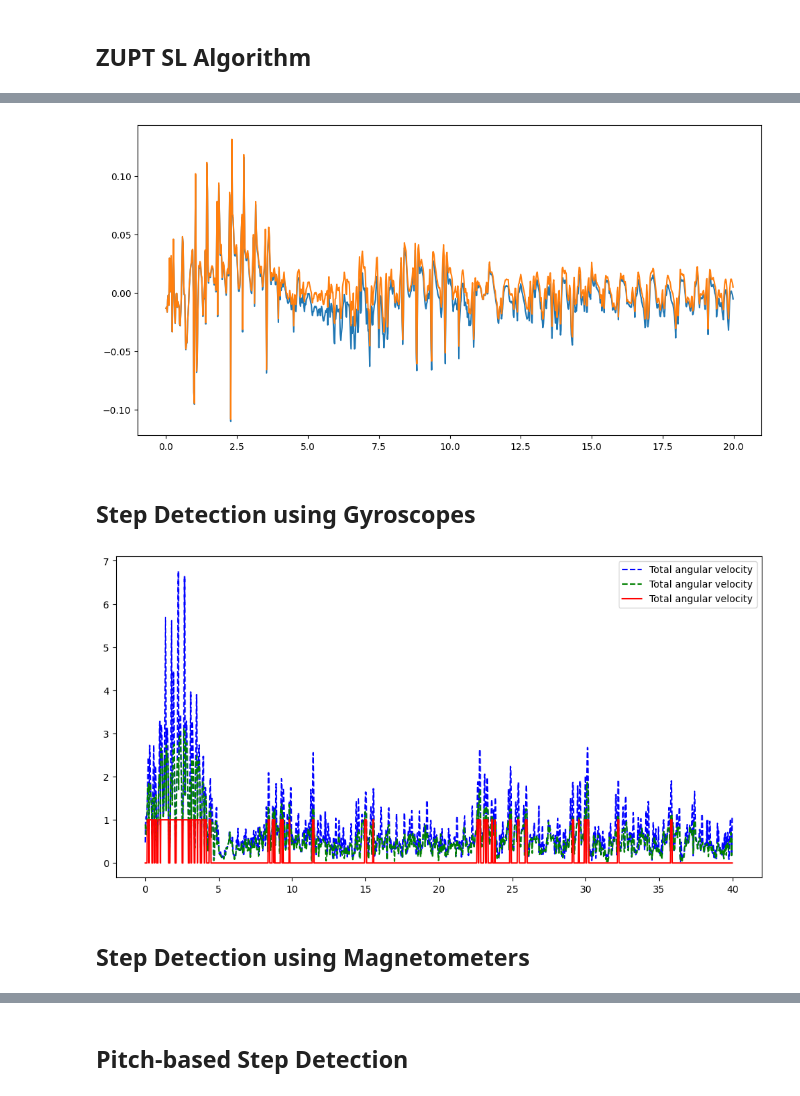
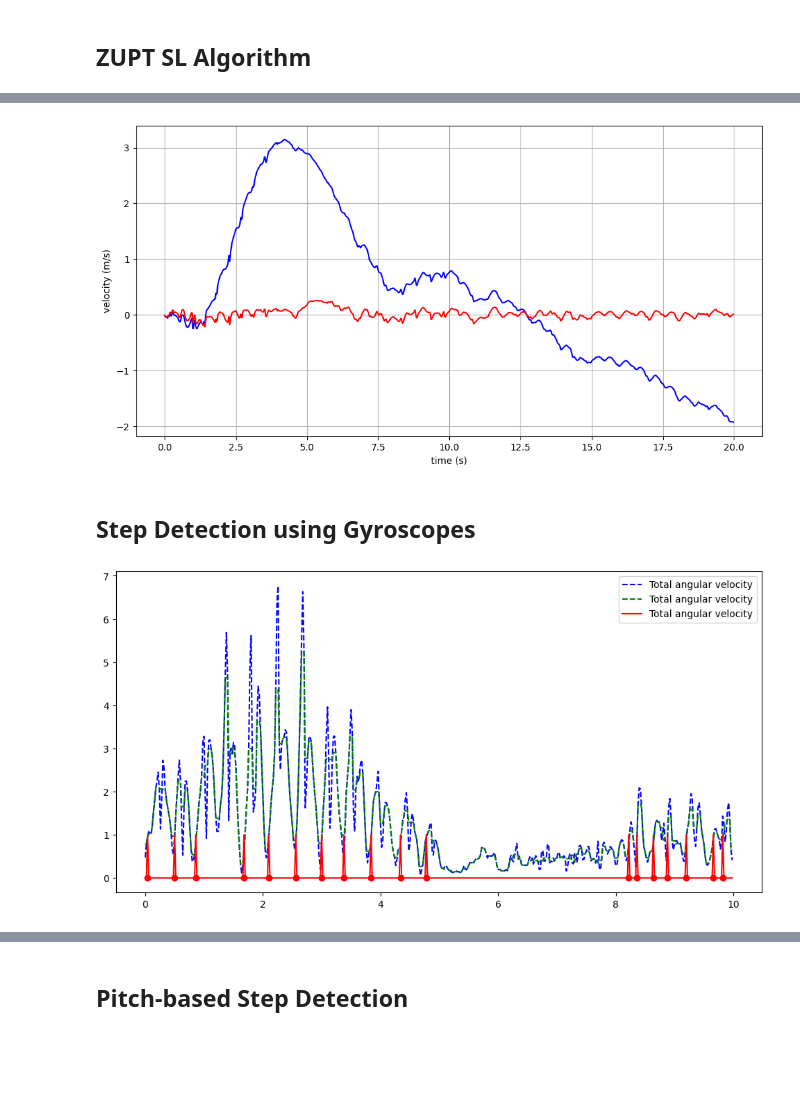
Before and after one commit to hungnd11/my-thesis, a Jupyter notebook: code/notebooks/pdr_stride_length.ipynb, the cells around one changed output, grey strips where cells are left out. Cells and saved outputs as stored; diff of their text form; code cells hidden in the pictures; blank space fills up the shorter version.

Commit message:
fix: wrong local variance step detection

```diff
--- a/code/notebooks/pdr_stride_length.ipynb
+++ b/code/notebooks/pdr_stride_length.ipynb
@@ -276,11 +337,12 @@ def integrate(a: np.ndarray, fs: int = 50) -> np.ndarray:
   result = np.zeros(n, dtype=np.float32)
   for i in range(n):
     result[i] = prev_v + a[i] / fs
+    prev_v = result[i]
   return result
 # %%
 fs = 50
 # %%
-window_size = 15
+window_size = 25
 # %%
 vx = integrate(acce[:, 0], fs=50)
 vy = integrate(acce[:, 1], fs=50)
@@ -290,4 +352,5 @@ cvx = np.zeros_like(vx)
 cvy = np.zeros_like(vy)
 cvz = np.zeros_like(vz)
 # %%
-stance_indices = np.where(step_mask)[0]
+step_indices = np.where(step_mask)[0]
+n = len(acce)
@@ -298,7 +359,7 @@ prev_ik = 0
 
 prev_mu = (0, 0, 0)
 
-for ik in stance_indices:
+for ik in step_indices:
 
   min_ik, max_ik = max(0, ik - window_size), min(n, ik + window_size)
   mu_k_x = np.mean(vx[min_ik:max_ik + 1])
@@ -357,21 +418,28 @@ plt.show()
 # %%
 fig, ax = plt.subplots(1, 1, figsize=(12, 6))
 
 n_samples = 1000
 ts = np.arange(n_samples) / 50
 
-ax.plot(ts, vx[:n_samples])
-ax.plot(ts, cvx[:n_samples])
+ax.plot(ts, vx[:n_samples], color="blue", label="actual")
+ax.plot(ts, cvx[:n_samples], color="red", label="corrected")
 
+ax.grid()
+
+ax.set_xlabel("time (s)")
+ax.set_ylabel("velocity (m/s)")
+
+
+# ax.plot(ts, vx[:n_samples], color="blue")
 # ax.plot(ts, vy[:n_samples])
 # ax.plot(ts, cvy[:n_samples])
 
 # ax.plot(ts, vz[:n_samples])
 # ax.plot(ts, cvz[:n_samples])
 
 plt.show()
 # %% [output]
-[figure, old version]
+[figure, new version]
 # %% [markdown]
 ## Step Detection using Gyroscopes
 # %%
@@ -399,15 +465,17 @@ step_mask[f_total_angular_velocity <= 1.0] = 0
 fig, ax = plt.subplots(1, 1, figsize=(12, 6))
 
 ts = np.arange(n) / 50
-n_samples = 2000
+n_samples = 500
 ax.plot(ts[:n_samples], total_angular_velocity[:n_samples], ls="--", color="blue", label="Total angular velocity")
 ax.plot(ts[:n_samples], f_total_angular_velocity[:n_samples], ls="--", color="green", label="Total angular velocity")
 ax.plot(ts[:n_samples], step_mask[:n_samples], label="Total angular velocity", color="red")
 
+for step_idx in step_indices:
+  if step_idx < n_samples:
+    ax.scatter(step_idx / 50, 0, marker="o", color="red")
+
 ax.legend()
 
 plt.show()
 # %% [output]
-[figure, old version]
+[figure, new version]
-# %% [markdown]
-## Step Detection using Magnetometers
```
Also changed, not shown: parts of 20 cells of this notebook, 1 other file.
